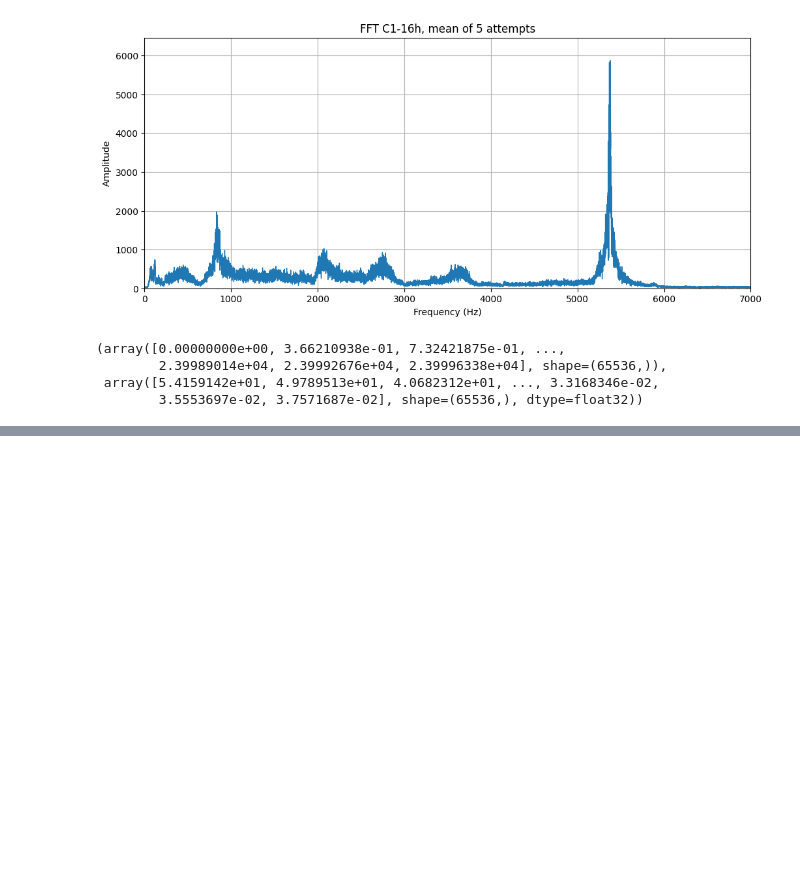
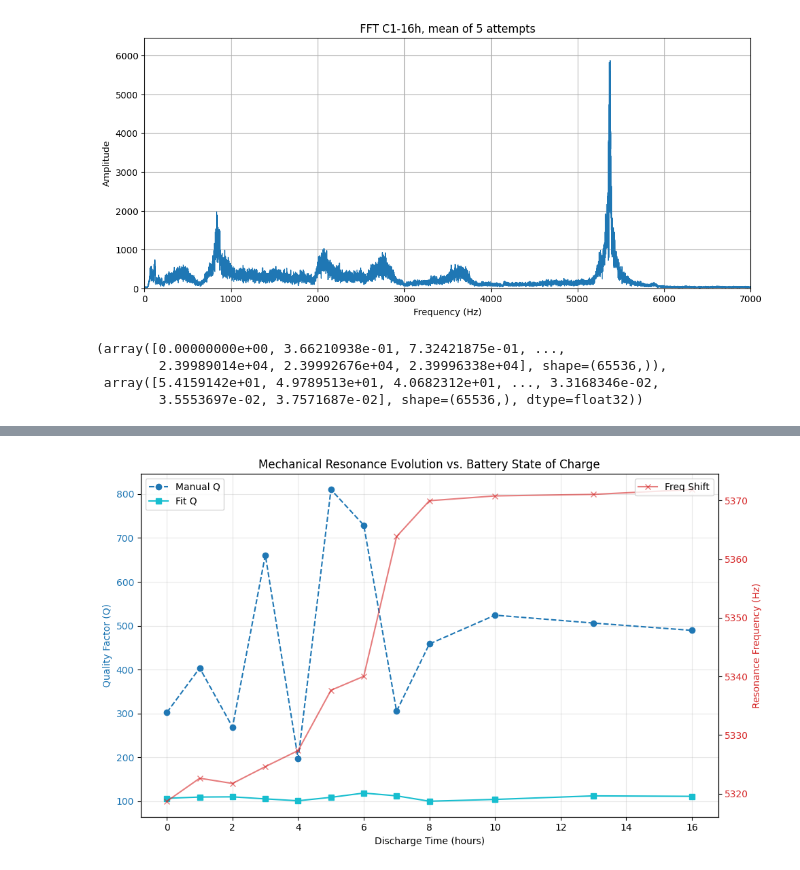
Before and after one commit to johhanz099/battery_project, a Jupyter notebook: notebooks/Datoskinetic2.ipynb, the cells around one changed output, grey strips where cells are left out. Drawn from its saved outputs; the diff is of its cells as text; code cells hidden in the pictures; blank space fills up the shorter version.

```diff
--- a/notebooks/Datoskinetic2.ipynb
+++ b/notebooks/Datoskinetic2.ipynb
@@ -570,0 +738,68 @@ plot_hour_comparison([0,16],
+# %%
+# Now let's see the evolution of Q (fit and manual) across discharge times (n)
+def run_full_analysis(hours_list, attempts_dict, fs=44100):
+    """
+    Iterates through all discharge hours, calculates both Q values,
+    and stores them for comparison.
+    """
+    results_list = []
+
+    for h in hours_list:
+        # 1. Get the refined (averaged + smoothed) spectrum for the hour
+        # This uses the functions we built previously
+        f, mag_avg = get_average_fft_for_hour(h, attempts_dict[h])
+
+        # 2. Analyze the resonance peak at ~5.4 kHz
+        analysis = analyze_resonance_peak(f, mag_avg, f_min=5000, f_max=5800)
+
+        if analysis:
+            results_list.append({
+                "hour": h,
+                "q_manual": analysis["q_manual"],
+                "q_fit": analysis["q_fit"],
+                "f_res": analysis["f_res_fit"]
+            })
+
+    return pd.DataFrame(results_list)
+
+# Execution
+hours = [0, 1, 2, 3, 4, 5, 6, 7, 8, 10, 13, 16]
+attempts_dict = {
+    0: [1, 2, 3, 4, 5],
+    1: [1, 2, 3, 4, 5],
+    2: [1, 2, 3, 4, 5],
+    3: [1, 2, 3, 5],
+    4: [1, 2, 4, 5],
+    5: [2, 3, 4],
+    6: [2, 4, 5],
+    7: [2, 3, 4, 5],
+    8: [1, 2, 3, 4, 5],
+    10: [1, 2, 3, 4, 5],
+    13: [1, 2, 3, 4, 5, 6, 7, 8],
+    16: [1, 2, 3, 4, 5]
+}
+df_results = run_full_analysis(hours, attempts_dict)
+
+# --- Plotting the comparison ---
+fig, ax1 = plt.subplots(figsize=(10, 6))
+
+ax1.set_xlabel('Discharge Time (hours)')
+ax1.set_ylabel('Quality Factor (Q)', color='tab:blue')
+ax1.plot(df_results['hour'], df_results['q_manual'], 'o--', label='Manual Q', color='tab:blue')
+ax1.plot(df_results['hour'], df_results['q_fit'], 's-', label='Fit Q', color='tab:cyan')
+ax1.tick_params(axis='y', labelcolor='tab:blue')
+ax1.grid(True, alpha=0.3)
+
+# Create a second axis for the Resonance Frequency Shift
+ax2 = ax1.twinx()
+ax2.set_ylabel('Resonance Frequency (Hz)', color='tab:red')
+ax2.plot(df_results['hour'], df_results['f_res'], 'x-', color='tab:red', label='Freq Shift', alpha=0.6)
+ax2.tick_params(axis='y', labelcolor='tab:red')
+
+plt.title('Mechanical Resonance Evolution vs. Battery State of Charge')
+fig.tight_layout()
+ax1.legend(loc='upper left')
+ax2.legend(loc='upper right')
+plt.show()
+# %% [output]
+[figure, added]
```
Also changed, not shown: parts of 7 cells of this notebook.
